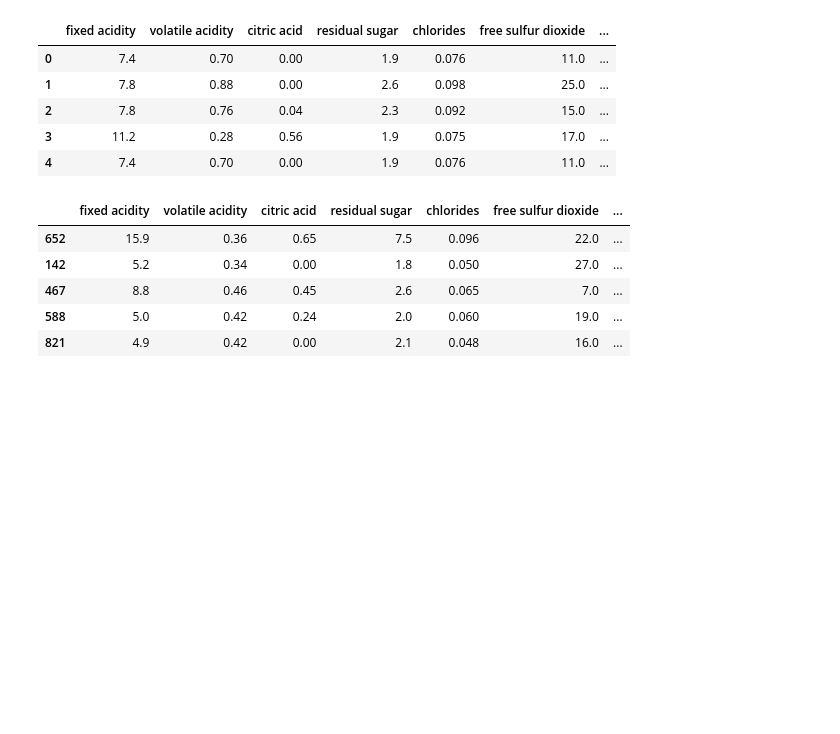
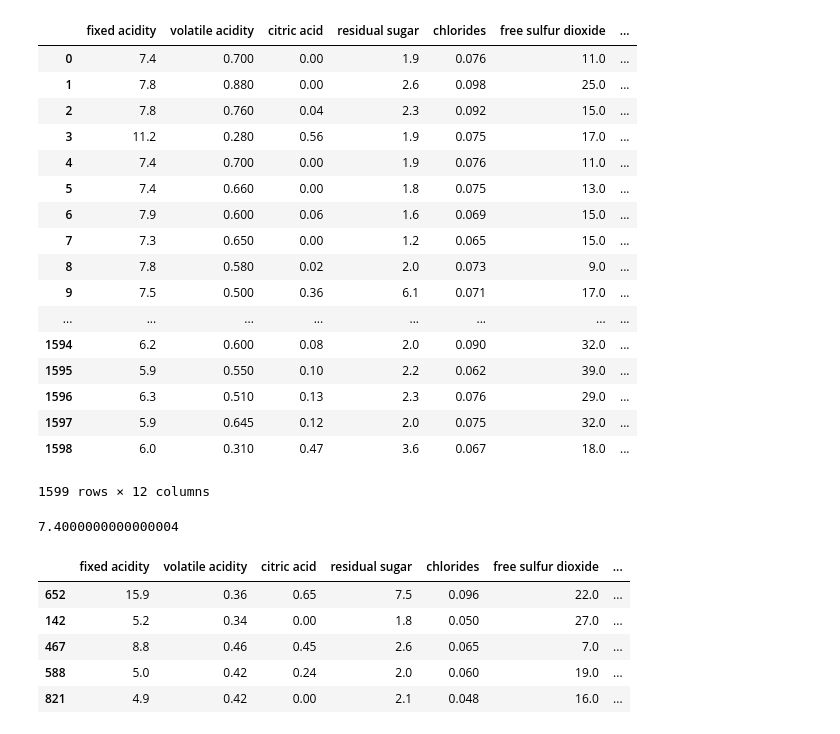
Before and after one commit to capKloss72/udemy-python, a Jupyter notebook: udemy/data visualisations/L 45 - Split, Apply, Combine.ipynb, the cells around one changed output. Cells and saved outputs as stored; diff of their text form; code cells hidden in the pictures; blank space fills up the shorter version.

```diff
--- a/udemy/data visualisations/L 45 - Split, Apply, Combine.ipynb
+++ b/udemy/data visualisations/L 45 - Split, Apply, Combine.ipynb
@@ -14,15 +14,31 @@ import sys
 # %%
 url = 'http://archive.ics.uci.edu/ml/machine-learning-databases/wine-quality/'
 dframe_wine = pd.read_csv("winequality-red.csv",sep=';')
+dframe_wine
+# %% [output]
+|  | fixed acidity | volatile acidity | citric acid | residual sugar | chlorides | free sulfur dioxide | ... |
+| 0 | 7.4 | 0.700 | 0.00 | 1.9 | 0.076 | 11.0 | ... |
+| 1 | 7.8 | 0.880 | 0.00 | 2.6 | 0.098 | 25.0 | ... |
+| 2 | 7.8 | 0.760 | 0.04 | 2.3 | 0.092 | 15.0 | ... |
+| 3 | 11.2 | 0.280 | 0.56 | 1.9 | 0.075 | 17.0 | ... |
+| 4 | 7.4 | 0.700 | 0.00 | 1.9 | 0.076 | 11.0 | ... |
+| 5 | 7.4 | 0.660 | 0.00 | 1.8 | 0.075 | 13.0 | ... |
+| 6 | 7.9 | 0.600 | 0.06 | 1.6 | 0.069 | 15.0 | ... |
+| 7 | 7.3 | 0.650 | 0.00 | 1.2 | 0.065 | 15.0 | ... |
+| 8 | 7.8 | 0.580 | 0.02 | 2.0 | 0.073 | 9.0 | ... |
+| 9 | 7.5 | 0.500 | 0.36 | 6.1 | 0.071 | 17.0 | ... |
+| ... | ... | ... | ... | ... | ... | ... | ... |
+| 1594 | 6.2 | 0.600 | 0.08 | 2.0 | 0.090 | 32.0 | ... |
+| 1595 | 5.9 | 0.550 | 0.10 | 2.2 | 0.062 | 39.0 | ... |
+| 1596 | 6.3 | 0.510 | 0.13 | 2.3 | 0.076 | 29.0 | ... |
+| 1597 | 5.9 | 0.645 | 0.12 | 2.0 | 0.075 | 32.0 | ... |
+| 1598 | 6.0 | 0.310 | 0.47 | 3.6 | 0.067 | 18.0 | ... |
+1599 rows × 12 columns
-# %%
-dframe_wine.head()
-# %% [output]
-|  | fixed acidity | volatile acidity | citric acid | residual sugar | chlorides | free sulfur dioxide | ... |
-| 0 | 7.4 | 0.70 | 0.00 | 1.9 | 0.076 | 11.0 | ... |
-| 1 | 7.8 | 0.88 | 0.00 | 2.6 | 0.098 | 25.0 | ... |
-| 2 | 7.8 | 0.76 | 0.04 | 2.3 | 0.092 | 15.0 | ... |
-| 3 | 11.2 | 0.28 | 0.56 | 1.9 | 0.075 | 17.0 | ... |
-| 4 | 7.4 | 0.70 | 0.00 | 1.9 | 0.076 | 11.0 | ... |
+# %%
+dframe_wine.iloc[0, 0]
+#dframe_wine.iloc[0, 1%12]
+# %% [output]
+7.4000000000000004
 # %%
 def ranker(df):
     df['alc_contnet_rank'] = np.arange(len(df)) + 1
```
Also changed, not shown: 20 other files.
